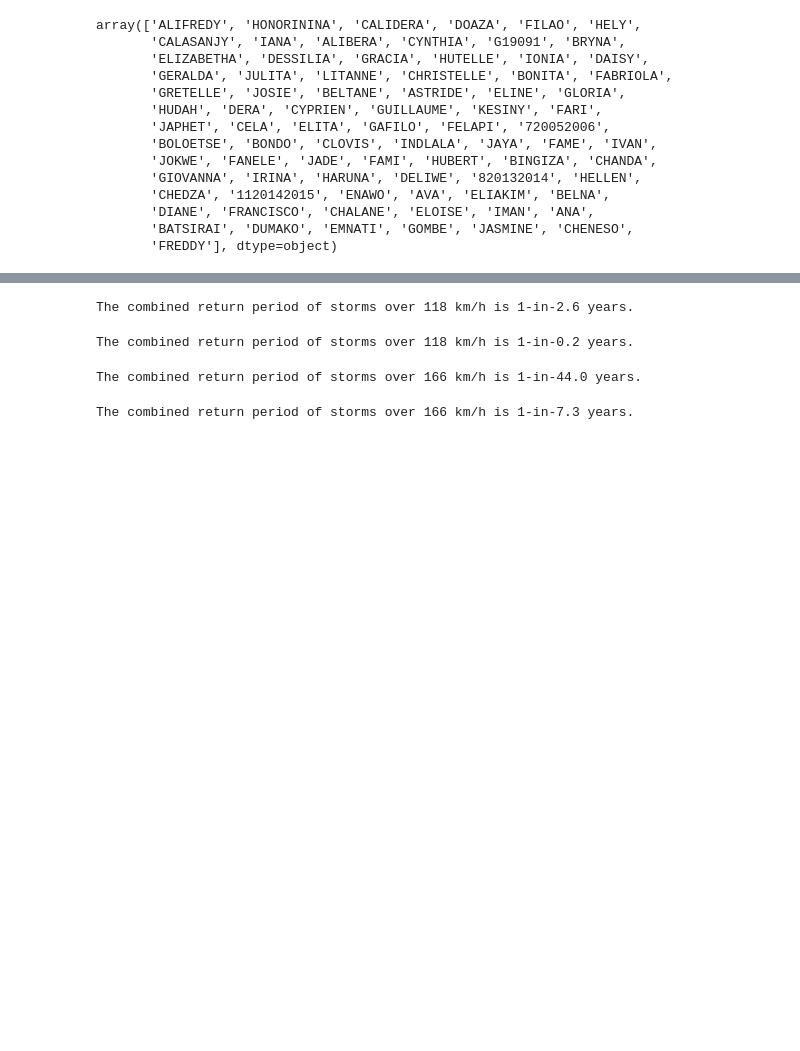
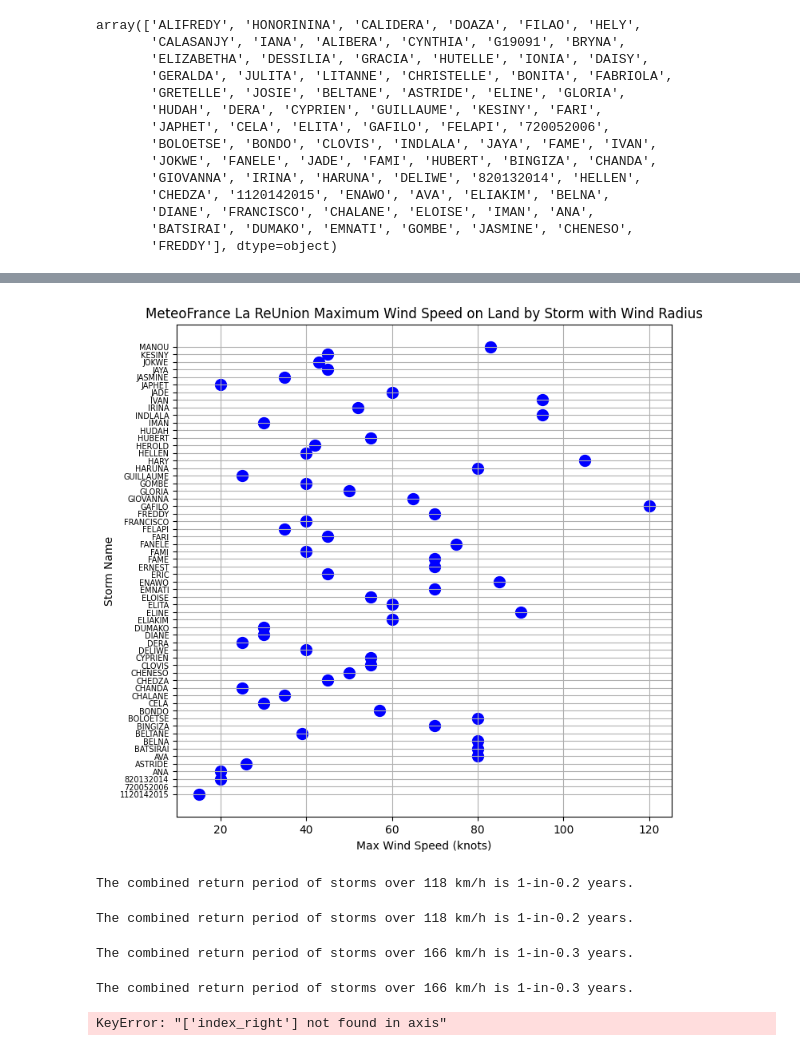
Before and after one commit to OCHA-DAP/ds-aa-mdg-storms, a Jupyter notebook: analysis/01.1_return_period_meteofrance_lareunion.ipynb, the cells around one changed output, grey strips where cells are left out. Drawn from its saved outputs; the diff is of its cells as text; code cells hidden in the pictures; blank space fills up the shorter version.

```diff
--- a/analysis/01.1_return_period_meteofrance_lareunion.ipynb
+++ b/analysis/01.1_return_period_meteofrance_lareunion.ipynb
@@ -104,3 +156,29 @@ array(['ALIFREDY', 'HONORININA', 'CALIDERA', 'DOAZA', 'FILAO', 'HELY',
+# %%
+max_values = (
+    cyclone_tracks_sel_buffer[cyclone_tracks_sel_buffer["Year"] >= 1998]
+    .groupby("Name")["Max wind (kt)"]
+    .max()
+    .reset_index()
+)
+
+# Step 3: Plot the maximum values as points for each category
+plt.figure(figsize=(8, 8))
+plt.scatter(
+    max_values["Max wind (kt)"],
+    max_values["Name"],
+    color="blue",
+    s=100,
+    label="Max Wind Speed",
+)
+plt.yticks(fontsize=7)  # Adjust the fontsize value as needed
+# Adding labels and title
+plt.ylabel("Storm Name")
+plt.xlabel("Max Wind Speed (knots)")
+plt.title("MeteoFrance La ReUnion Maximum Wind Speed on Land by Storm with Wind Radius")
+plt.grid(True)
+plt.show()
+# %% [output]
+[figure, added]
 # %%
 def calculate_storm_return_period_la_reunion(df, wind_speed_kmh, start_year):
 
@@ -137,9 +215,9 @@ def calculate_storm_return_period_la_reunion(df, wind_speed_kmh, start_year):
     )
 # %%
 calculate_storm_return_period_la_reunion(
-    df=cyclone_tracks_sel, wind_speed_kmh=118, start_year=1980
+    df=cyclone_tracks_gdf, wind_speed_kmh=118, start_year=1985
 )
 # %% [output]
-The combined return period of storms over 118 km/h is 1-in-2.6 years.
+The combined return period of storms over 118 km/h is 1-in-0.2 years.
 # %%
 calculate_storm_return_period_la_reunion(
@@ -149,13 +227,17 @@ calculate_storm_return_period_la_reunion(
 The combined return period of storms over 118 km/h is 1-in-0.2 years.
 # %%
 calculate_storm_return_period_la_reunion(
-    df=cyclone_tracks_sel, wind_speed_kmh=166, start_year=1980
+    df=cyclone_tracks_gdf, wind_speed_kmh=166, start_year=1985
 )
 # %% [output]
-The combined return period of storms over 166 km/h is 1-in-44.0 years.
+The combined return period of storms over 166 km/h is 1-in-0.3 years.
 # %%
 calculate_storm_return_period_la_reunion(
-    df=cyclone_tracks_sel_buffer, wind_speed_kmh=166, start_year=1980
+    df=cyclone_tracks_gdf_buffer, wind_speed_kmh=166, start_year=1985
 )
 # %% [output]
-The combined return period of storms over 166 km/h is 1-in-7.3 years.
+The combined return period of storms over 166 km/h is 1-in-0.3 years.
+# %%
+cyclone_tracks_sel.drop(columns=["index_right"], inplace=True)
+# %% [output]
+KeyError: "['index_right'] not found in axis"
```
Also changed, not shown: parts of 11 cells of this notebook.
